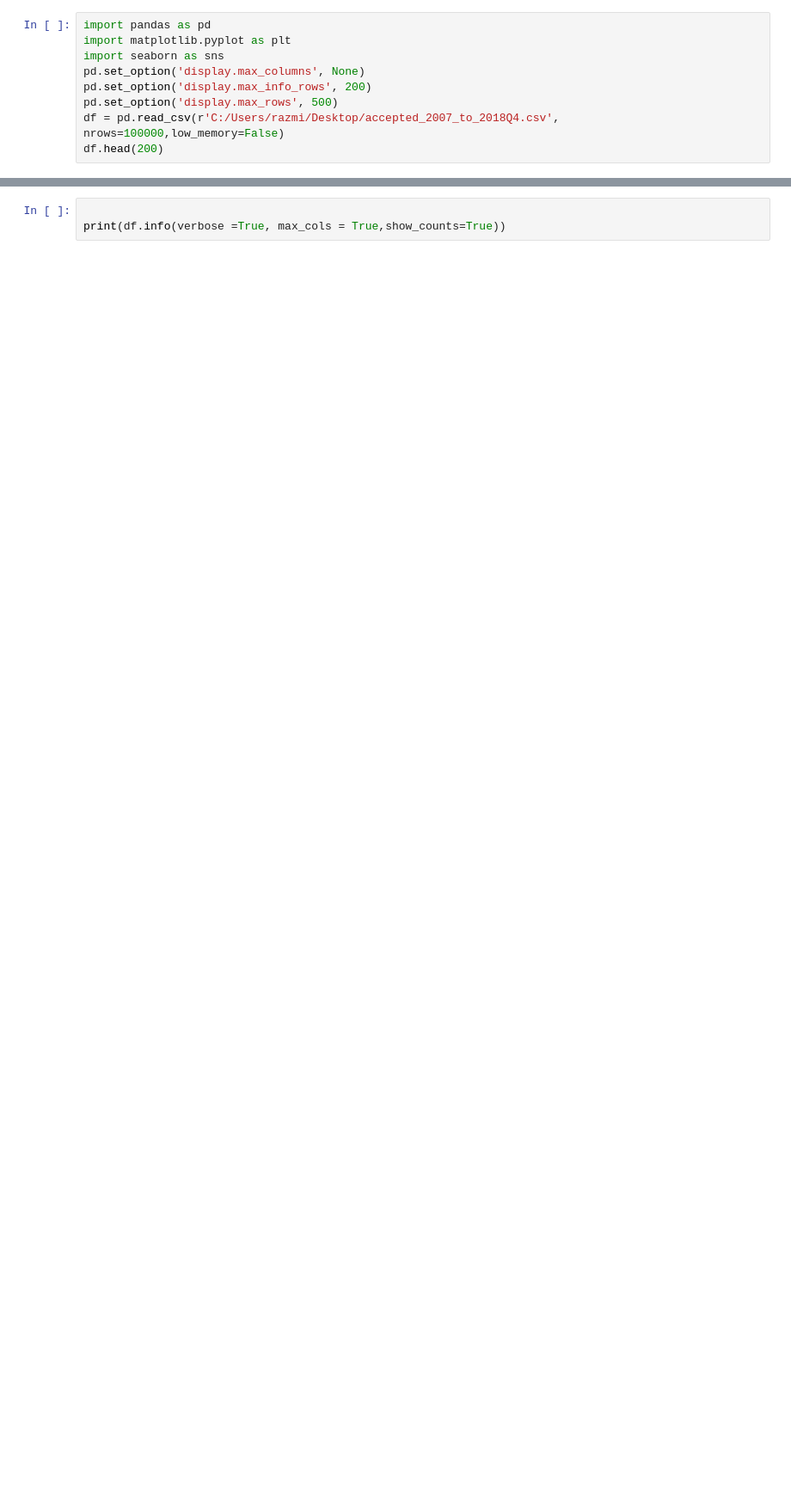
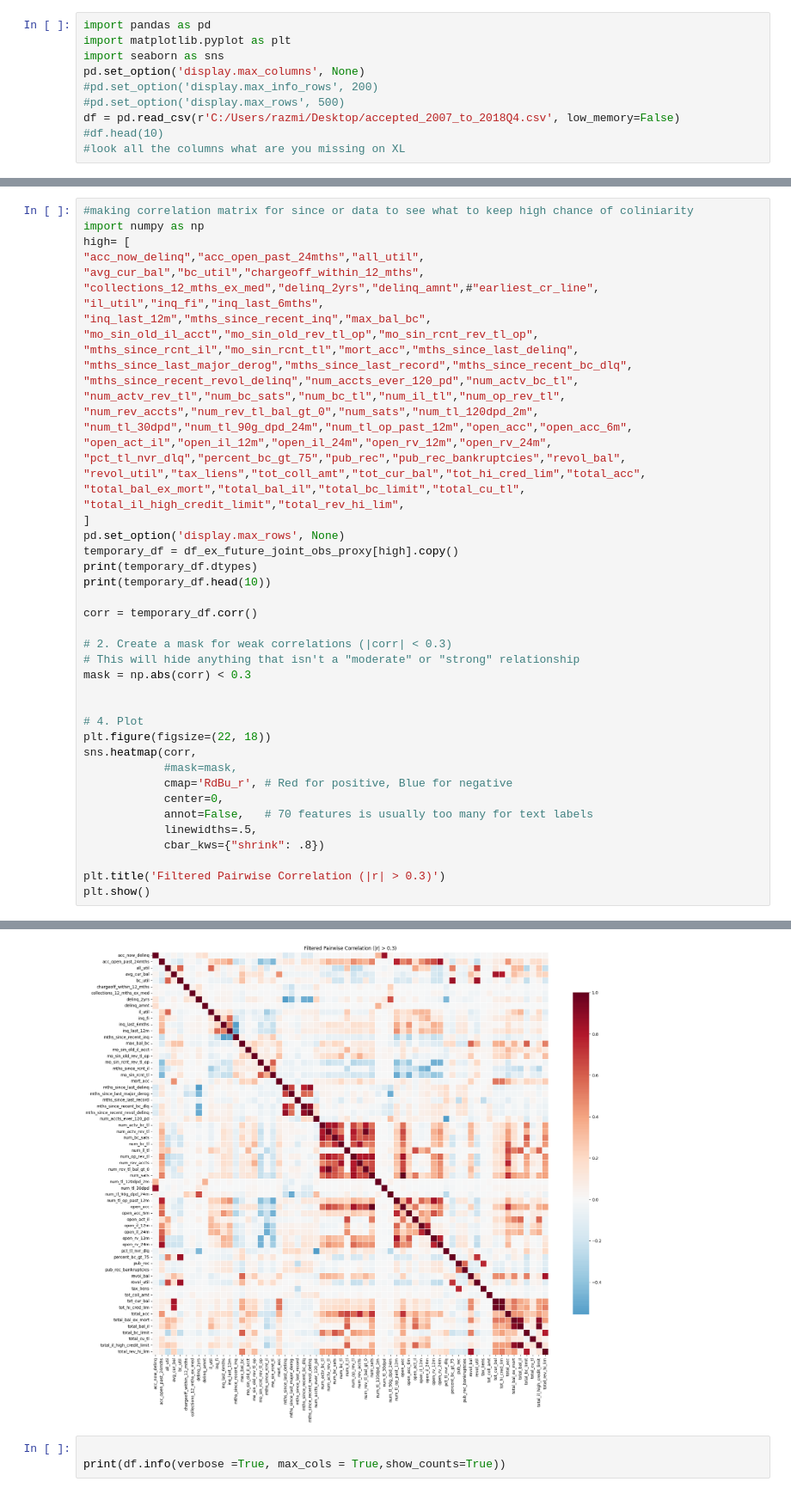
Before and after one commit to KonstantinosPapaandrea/EPL448TeamProject, a Jupyter notebook: CreaditScoreML.ipynb, the cells around one changed output, grey strips where cells are left out. Shown at 86% size. Saved outputs shown, nothing was run; the diff lists cells and outputs as text; blank space fills up the shorter version.

```diff
--- a/CreaditScoreML.ipynb
+++ b/CreaditScoreML.ipynb
@@ -3,7 +3,8 @@ import pandas as pd
 import matplotlib.pyplot as plt
 import seaborn as sns
 pd.set_option('display.max_columns', None)
-pd.set_option('display.max_info_rows', 200)
-pd.set_option('display.max_rows', 500)
-df = pd.read_csv(r'C:/Users/razmi/Desktop/accepted_2007_to_2018Q4.csv', nrows=100000,low_memory=False)
-df.head(200)
+#pd.set_option('display.max_info_rows', 200)
+#pd.set_option('display.max_rows', 500)
+df = pd.read_csv(r'C:/Users/razmi/Desktop/accepted_2007_to_2018Q4.csv', low_memory=False)
+#df.head(10)
+#look all the columns what are you missing on XL
@@ -27,0 +171,47 @@ df.shape
+# %%
+#making correlation matrix for since or data to see what to keep high chance of coliniarity
+import numpy as np
+high= [
+"acc_now_delinq","acc_open_past_24mths","all_util",
+"avg_cur_bal","bc_util","chargeoff_within_12_mths",
+"collections_12_mths_ex_med","delinq_2yrs","delinq_amnt",#"earliest_cr_line",
+"il_util","inq_fi","inq_last_6mths",
+"inq_last_12m","mths_since_recent_inq","max_bal_bc",
+"mo_sin_old_il_acct","mo_sin_old_rev_tl_op","mo_sin_rcnt_rev_tl_op",
+"mths_since_rcnt_il","mo_sin_rcnt_tl","mort_acc","mths_since_last_delinq",
+"mths_since_last_major_derog","mths_since_last_record","mths_since_recent_bc_dlq",
+"mths_since_recent_revol_delinq","num_accts_ever_120_pd","num_actv_bc_tl",
+"num_actv_rev_tl","num_bc_sats","num_bc_tl","num_il_tl","num_op_rev_tl",
+"num_rev_accts","num_rev_tl_bal_gt_0","num_sats","num_tl_120dpd_2m",
+"num_tl_30dpd","num_tl_90g_dpd_24m","num_tl_op_past_12m","open_acc","open_acc_6m",
+"open_act_il","open_il_12m","open_il_24m","open_rv_12m","open_rv_24m",
+"pct_tl_nvr_dlq","percent_bc_gt_75","pub_rec","pub_rec_bankruptcies","revol_bal",
+"revol_util","tax_liens","tot_coll_amt","tot_cur_bal","tot_hi_cred_lim","total_acc",
+"total_bal_ex_mort","total_bal_il","total_bc_limit","total_cu_tl",
+"total_il_high_credit_limit","total_rev_hi_lim",
+]
+pd.set_option('display.max_rows', None)
+temporary_df = df_ex_future_joint_obs_proxy[high].copy()
+print(temporary_df.dtypes)
+print(temporary_df.head(10))
+
+corr = temporary_df.corr()
+
+# 2. Create a mask for weak correlations (|corr| < 0.3)
+# This will hide anything that isn't a "moderate" or "strong" relationship
+mask = np.abs(corr) < 0.3
+
+
+# 4. Plot
+plt.figure(figsize=(22, 18))
+sns.heatmap(corr,
+            #mask=mask,
+            cmap='RdBu_r', # Red for positive, Blue for negative
+            center=0,
+            annot=False,   # 70 features is usually too many for text labels
+            linewidths=.5,
+            cbar_kws={"shrink": .8})
+
+plt.title('Filtered Pairwise Correlation (|r| > 0.3)')
+plt.show()
+# %% [output]
@@ -28,3 +235,4 @@ df.shape
+[figure, added]
 # %%
 
 print(df.info(verbose =True, max_cols = True,show_counts=True))
```
Also changed, not shown: parts of 4 cells of this notebook.
